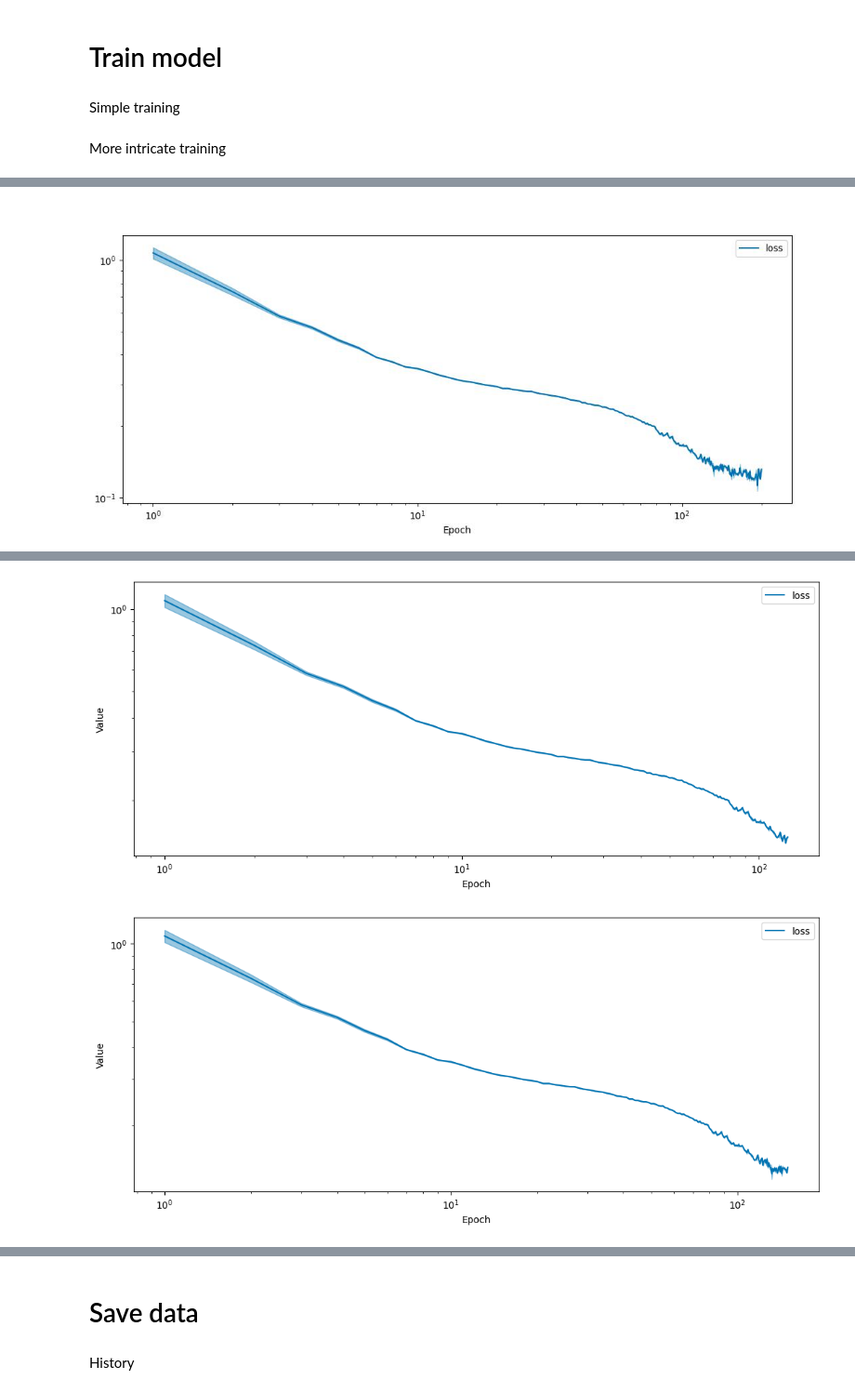
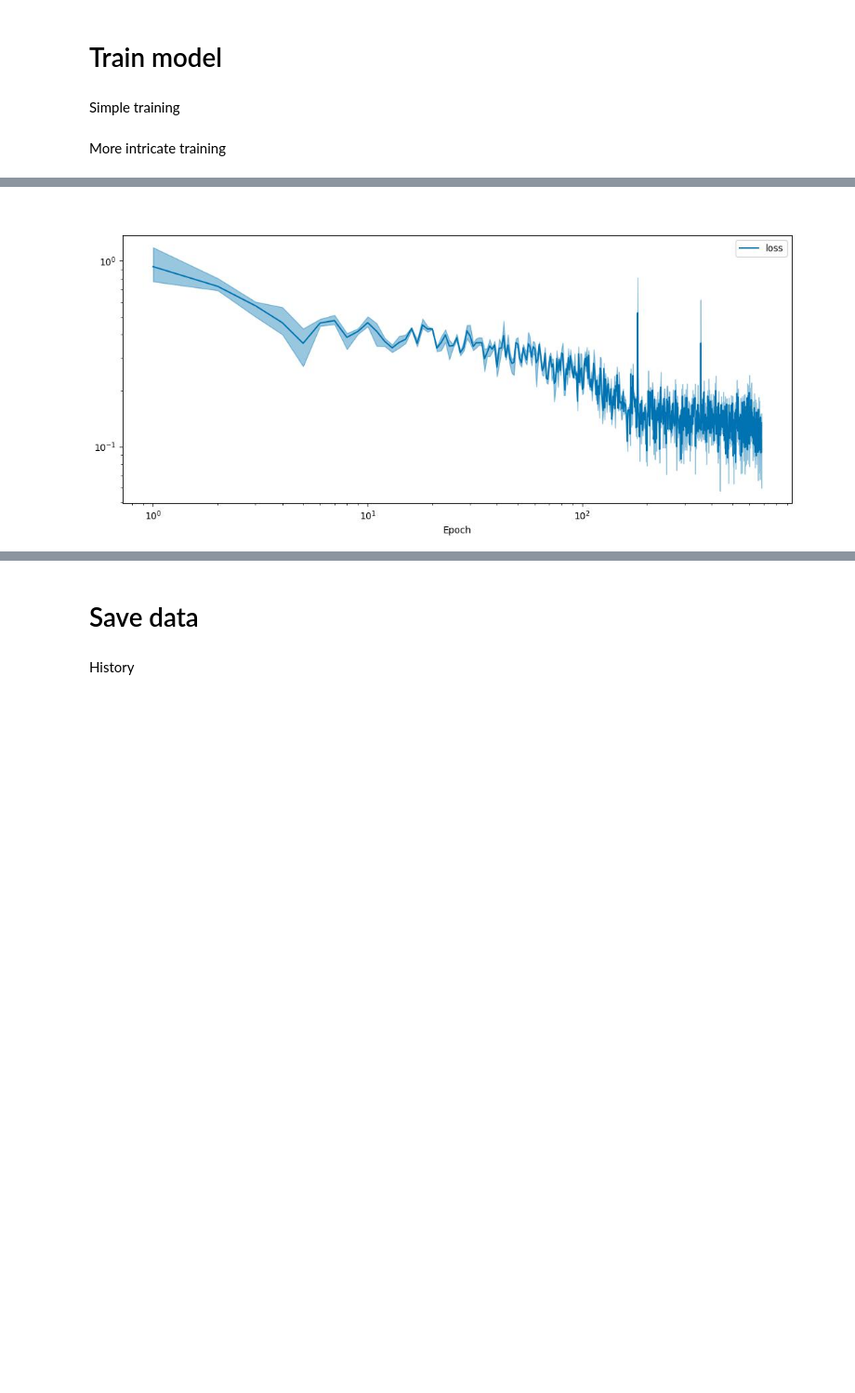
Before and after one commit to Phistian/exjobb, a Jupyter notebook: miguel/training/clean_training_3.ipynb, the cells around one changed output, grey strips where cells are left out. Shown at 93% size. Drawn from its saved outputs; the diff is of its cells as text; code cells hidden in the pictures; blank space fills up the shorter version.

```diff
--- a/miguel/training/clean_training_3.ipynb
+++ b/miguel/training/clean_training_3.ipynb
@@ -271,9 +287,9 @@ Text(0.5, 1.0, 'Pairwise distance histogram for edge-search-radius 0.67702750025
 # %% [markdown]
 # Set up GNN model
 # %%
-model = dt.models.gnns.MPNGNN(
+model = own_models.OneMessagePassingLayerMPNGNN(
     dense_layer_dimensions = (64, 96,),
-    base_layer_dimensions = (96, 96, 96),
+    base_layer_dimensions = (96,),
     number_of_node_features=3, #remember to change to 3
     number_of_edge_outputs=1,
     number_of_edge_features=1,
@@ -287,7 +303,7 @@ model = dt.models.gnns.MPNGNN(
 # then, learning rate was at 0.001, testing 0.0001
 
 model.compile(
-    optimizer=tf.keras.optimizers.Adam(learning_rate=0.0001), # dont know if last run had this lr or a smaller one
+    optimizer=tf.keras.optimizers.Adam(learning_rate=0.001), # dont know if last run had this lr or a smaller one
     loss = 'mae',
     #metrics=['accuracy'], # apparently accuracy gives a type error somewhere
 )
@@ -344,9 +380,10 @@ def shuffle_and_reset_generator(df):
         properties=['centroid', 'orientation'],
         radius=global_search_radius,
         box_len=scaled_box_len,
-        min_data_size=95,
-        max_data_size=96,
+        min_data_size=4,
+        max_data_size=5,
         output_type='nodes',
+        batch_size=1
     )
     return generator
 # %% [markdown]
@@ -354,7 +391,7 @@ def shuffle_and_reset_generator(df):
 # %% [markdown]
 Simple training
 # %%
-generator = dt.models.gnns.generators.GraphGenerator(
+generator = custom_gg(
         train_nodesdf,
         properties=['centroid-0', 'centroid-1', 'orientation'],
         radius=global_search_radius,
@@ -362,7 +399,6 @@ generator = dt.models.gnns.generators.GraphGenerator(
         min_data_size=95,
         max_data_size=96,
         output_type='nodes',
-        nofframes=3
     )
 with generator:
   history = model.fit(generator, epochs = 200, callbacks=[callback])
@@ -370,7 +406,7 @@ with generator:
 More intricate training
 # %%
 
-n_breaks = 4
+n_breaks = 1
 n_epochs = 100
 n_sub_epochs = int(n_epochs/n_breaks)
 validation_history = []
@@ -394,14 +427,14 @@ for i in range(n_breaks):
 # %%
-n_breaks = 4
-n_epochs = 100
+n_breaks = 1
+n_epochs = 500
 n_sub_epochs = int(n_epochs/n_breaks)
 for i in range(n_breaks):
     val_err = mae(model(val_data), val_targets)
     print(f"Validation loss: {val_err}")
     validation_history.append(val_err)
     generator = shuffle_and_reset_generator(train_nodesdf)
     with generator:
         history = model.fit(generator, epochs=n_sub_epochs, callbacks=[callback])
     histories.append(history)
 # %% [output]
-[figure, old version]
+[figure, new version]
@@ -409,2 +441,0 @@ for i in range(n_breaks):
-[figure, removed]
-[figure, removed]
```
Also changed, not shown: parts of 24 cells of this notebook.
